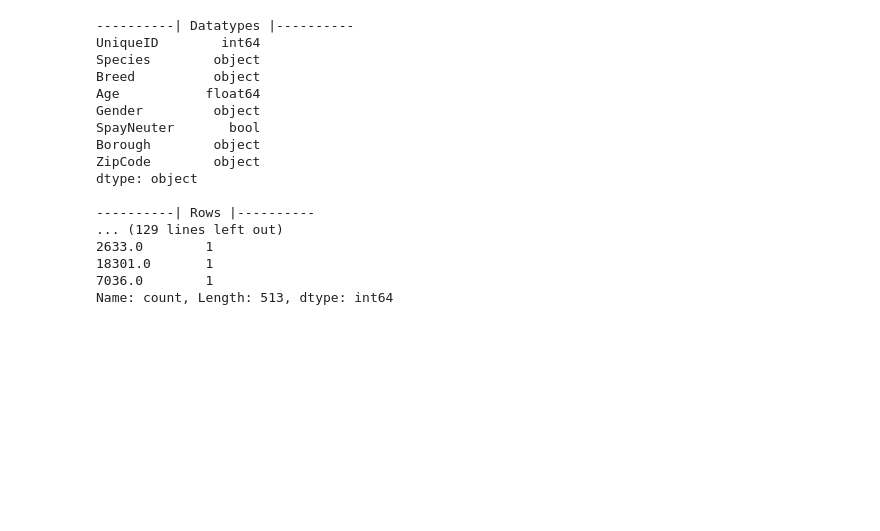
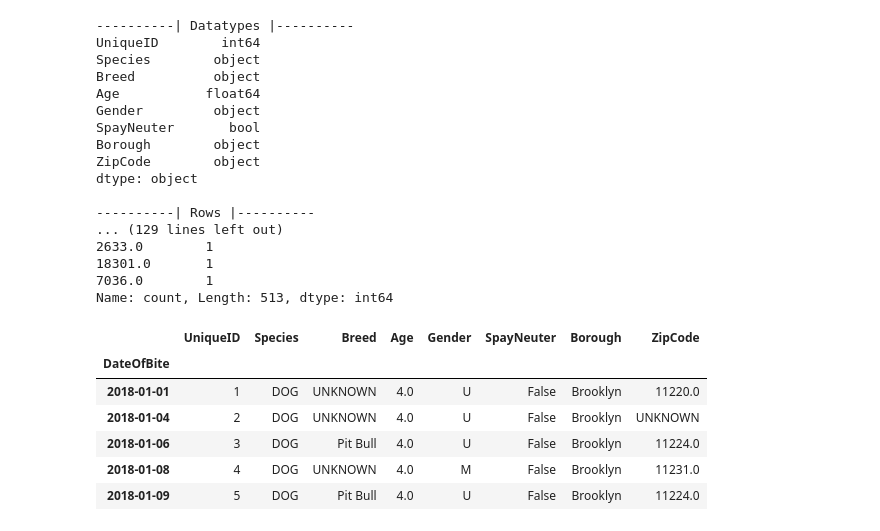
Before and after one commit to vincentadufour/CS39AE-Data-Visualization, a Jupyter notebook: Homework/HW5/homework5DUFOUR.ipynb, the cells around one changed output. Saved outputs shown, nothing was run; the diff lists cells and outputs as text; code cells hidden in the pictures; blank space fills up the shorter version.

```diff
--- a/Homework/HW5/homework5DUFOUR.ipynb
+++ b/Homework/HW5/homework5DUFOUR.ipynb
@@ -90,3 +101,13 @@ dtype: object
 18301.0       1
 7036.0        1
 Name: count, Length: 513, dtype: int64
+# %%
+data.head()
+# %% [output]
+|  | UniqueID | Species | Breed | Age | Gender | SpayNeuter | Borough | ZipCode |
+| DateOfBite |  |  |  |  |  |  |  |  |
+| 2018-01-01 | 1 | DOG | UNKNOWN | 4.0 | U | False | Brooklyn | 11220.0 |
+| 2018-01-04 | 2 | DOG | UNKNOWN | 4.0 | U | False | Brooklyn | UNKNOWN |
+| 2018-01-06 | 3 | DOG | Pit Bull | 4.0 | U | False | Brooklyn | 11224.0 |
+| 2018-01-08 | 4 | DOG | UNKNOWN | 4.0 | M | False | Brooklyn | 11231.0 |
+| 2018-01-09 | 5 | DOG | Pit Bull | 4.0 | U | False | Brooklyn | 11224.0 |
```
Also changed, not shown: parts of 6 cells of this notebook, 1 other file.
